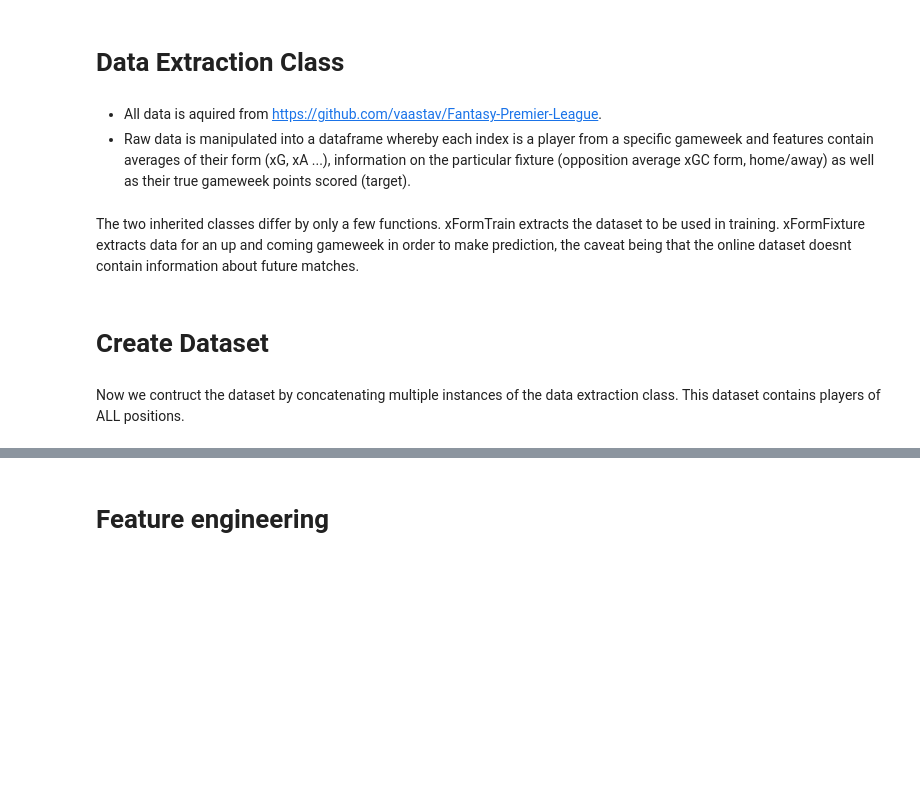
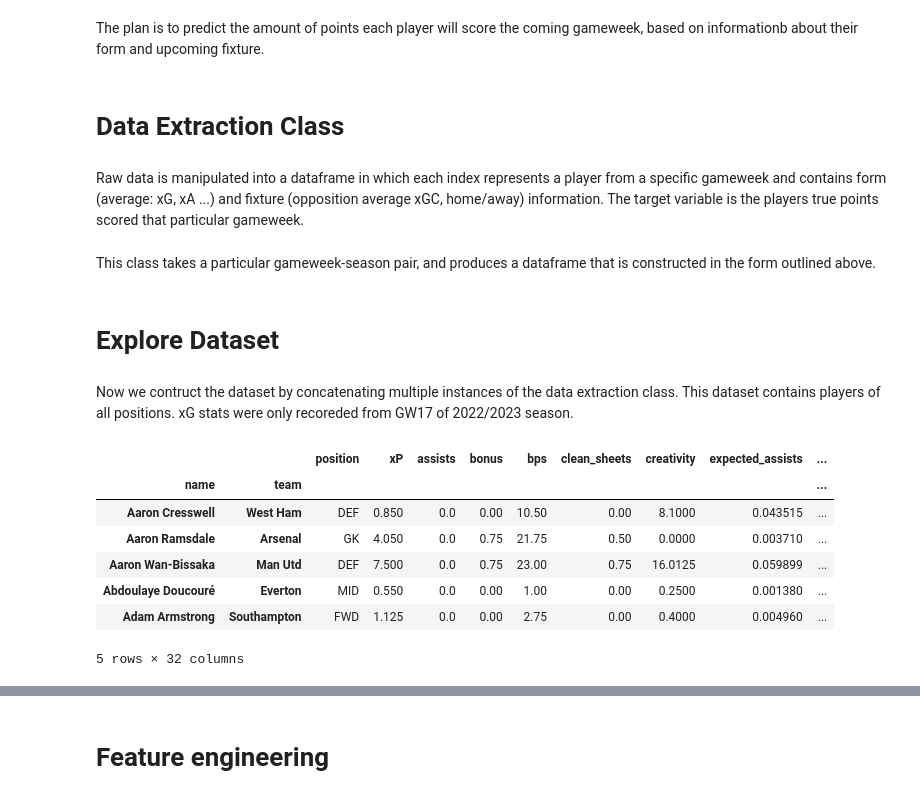
Before and after one commit to ofraley24/FPL, a Jupyter notebook: xfantasy.ipynb, the cells around one changed output, grey strips where cells are left out. Cells and saved outputs as stored; diff of their text form; code cells hidden in the pictures; blank space fills up the shorter version.

Commit message:
Kaggle Notebook | FPL predictive model | Version 4

```diff
--- a/xfantasy.ipynb
+++ b/xfantasy.ipynb
@@ -10,6 +27,9 @@ import seaborn as sns
+# %% [markdown]
+The plan is to predict the amount of points each player will score the coming gameweek, based on informationb about their form and upcoming fixture.
 # %% [markdown]
 # Data Extraction Class
 # %% [markdown]
-- All data is aquired from https://github.com/vaastav/Fantasy-Premier-League.
-- Raw data is manipulated into a dataframe whereby each index is a player from a specific gameweek and features contain averages of their form (xG, xA ...), information on the particular fixture (opposition average xGC form, home/away) as well as their true gameweek points scored (target).
+Raw data is manipulated into a dataframe in which each index represents a player from a specific gameweek and contains form (average: xG, xA ...) and fixture (opposition average xGC, home/away) information. The target variable is the players true points scored that particular gameweek.
+# %% [markdown]
+This class takes a particular gameweek-season pair, and produces a dataframe that is constructed in the form outlined above.
 # %%
@@ -126,12 +152,21 @@ class xFormFuture(xFormBase):
-# %% [markdown]
-The two inherited classes differ by only a few functions. xFormTrain extracts the dataset to be used in training. xFormFixture extracts data for an up and coming gameweek in order to make prediction, the caveat being that the online dataset doesnt contain information about future matches.
 # %% [markdown]
-# Create Dataset
+# Explore Dataset
 # %% [markdown]
-Now we contruct the dataset by concatenating multiple instances of the data extraction class. This dataset contains players of ALL positions.
+Now we contruct the dataset by concatenating multiple instances of the data extraction class. This dataset contains players of all positions. xG stats were only recoreded from GW17 of 2022/2023 season.
 # %%
-data = xFormTrain(gw=21, season=22, form_range=4).df
+data = TrainData(gw=21, season=22, form_range=4).df
 for i in range(17):
-    data = pd.concat([data, xFormTrain(gw=22+i, season=22, form_range=4).df])
-for i in range(16):
-    data = pd.concat([data, xFormTrain(gw=5+i, season=23, form_range=4).df])
+    data = pd.concat([data, TrainData(gw=22+i, season=22, form_range=4).df])
+for i in range(18):
+    data = pd.concat([data, TrainData(gw=5+i, season=23, form_range=4).df])
+# %%
+data.head()
+# %% [output]
+|  |  | position | xP | assists | bonus | bps | clean_sheets | creativity | expected_assists | ... |
+| name | team |  |  |  |  |  |  |  |  | ... |
+| Aaron Cresswell | West Ham | DEF | 0.850 | 0.0 | 0.00 | 10.50 | 0.00 | 8.1000 | 0.043515 | ... |
+| Aaron Ramsdale | Arsenal | GK | 4.050 | 0.0 | 0.75 | 21.75 | 0.50 | 0.0000 | 0.003710 | ... |
+| Aaron Wan-Bissaka | Man Utd | DEF | 7.500 | 0.0 | 0.75 | 23.00 | 0.75 | 16.0125 | 0.059899 | ... |
+| Abdoulaye Doucouré | Everton | MID | 0.550 | 0.0 | 0.00 | 1.00 | 0.00 | 0.2500 | 0.001380 | ... |
+| Adam Armstrong | Southampton | FWD | 1.125 | 0.0 | 0.00 | 2.75 | 0.00 | 0.4000 | 0.004960 | ... |
+5 rows × 32 columns
```
Also changed, not shown: parts of 31 cells of this notebook.
